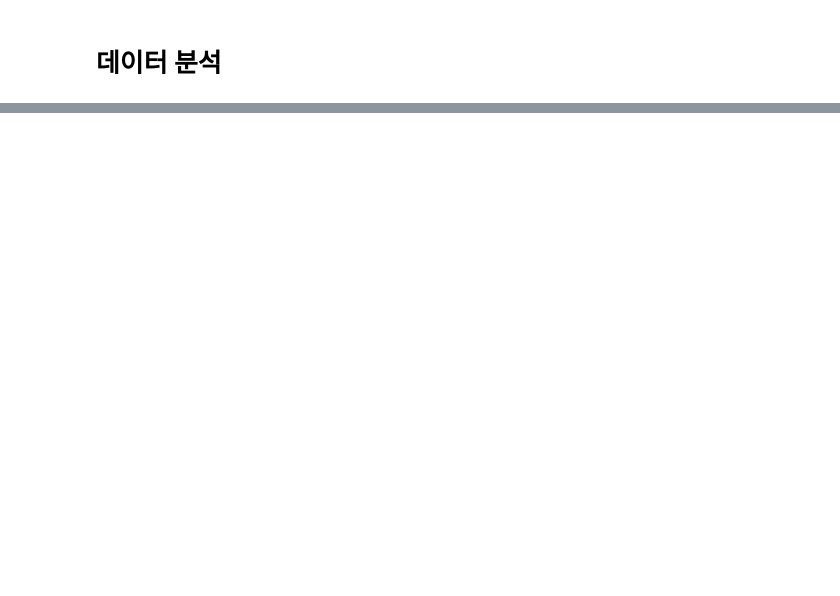
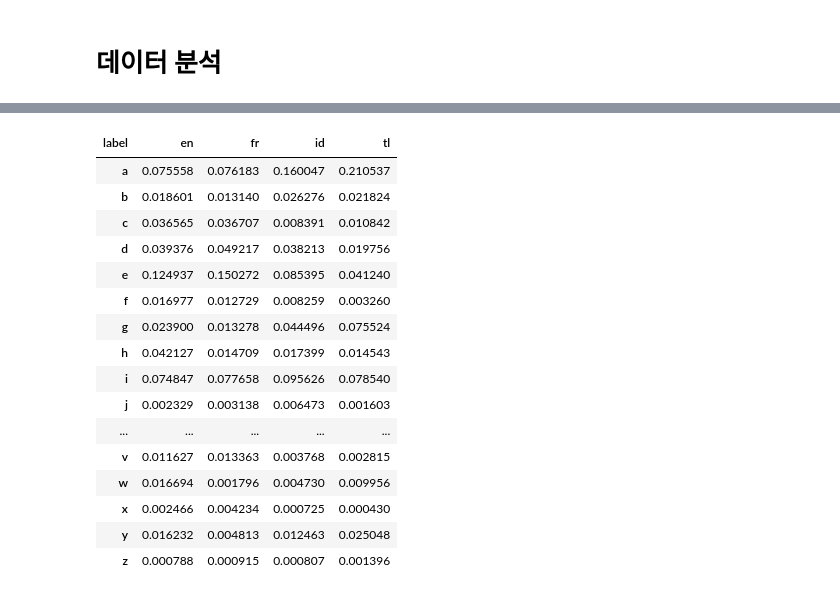
Before and after one commit to JaehonxKIM/StudyMechineLearning, a Jupyter notebook: 1.머신러닝 개요/2.머신러닝을 활용한 데이터 분석 플로우 서비스 구축.ipynb, the cells around one changed output, grey strips where cells are left out. Saved outputs shown, nothing was run; the diff lists cells and outputs as text; code cells hidden in the pictures; blank space fills up the shorter version.

```diff
--- a/1.머신러닝 개요/2.머신러닝을 활용한 데이터 분석 플로우 서비스 구축.ipynb
+++ b/1.머신러닝 개요/2.머신러닝을 활용한 데이터 분석 플로우 서비스 구축.ipynb
@@ -154,0 +567,20 @@ tmp
+# %%
+df_tmp_pv.T
+# %% [output]
+| label | en | fr | id | tl |
+| a | 0.075558 | 0.076183 | 0.160047 | 0.210537 |
+| b | 0.018601 | 0.013140 | 0.026276 | 0.021824 |
+| c | 0.036565 | 0.036707 | 0.008391 | 0.010842 |
+| d | 0.039376 | 0.049217 | 0.038213 | 0.019756 |
+| e | 0.124937 | 0.150272 | 0.085395 | 0.041240 |
+| f | 0.016977 | 0.012729 | 0.008259 | 0.003260 |
+| g | 0.023900 | 0.013278 | 0.044496 | 0.075524 |
+| h | 0.042127 | 0.014709 | 0.017399 | 0.014543 |
+| i | 0.074847 | 0.077658 | 0.095626 | 0.078540 |
+| j | 0.002329 | 0.003138 | 0.006473 | 0.001603 |
+| ... | ... | ... | ... | ... |
+| v | 0.011627 | 0.013363 | 0.003768 | 0.002815 |
+| w | 0.016694 | 0.001796 | 0.004730 | 0.009956 |
+| x | 0.002466 | 0.004234 | 0.000725 | 0.000430 |
+| y | 0.016232 | 0.004813 | 0.012463 | 0.025048 |
+| z | 0.000788 | 0.000915 | 0.000807 | 0.001396 |
```
Also changed, not shown: parts of 75 cells of this notebook, 3 other files.
